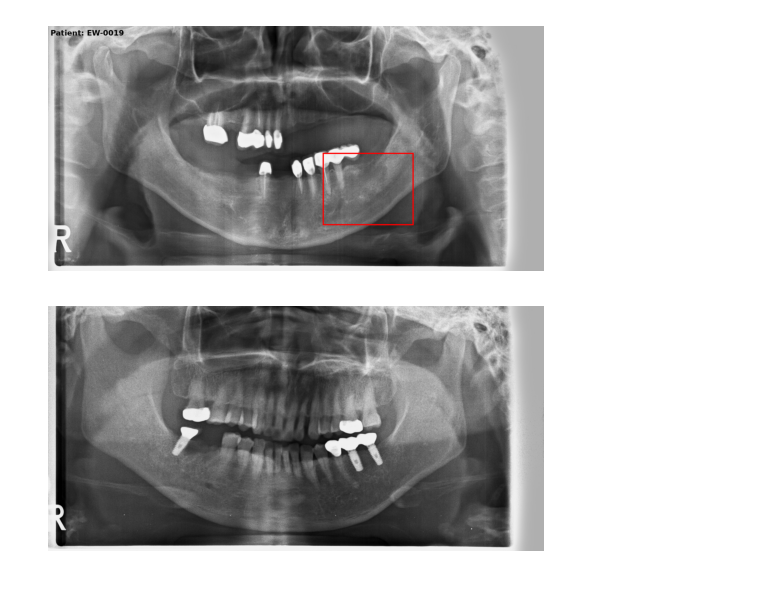
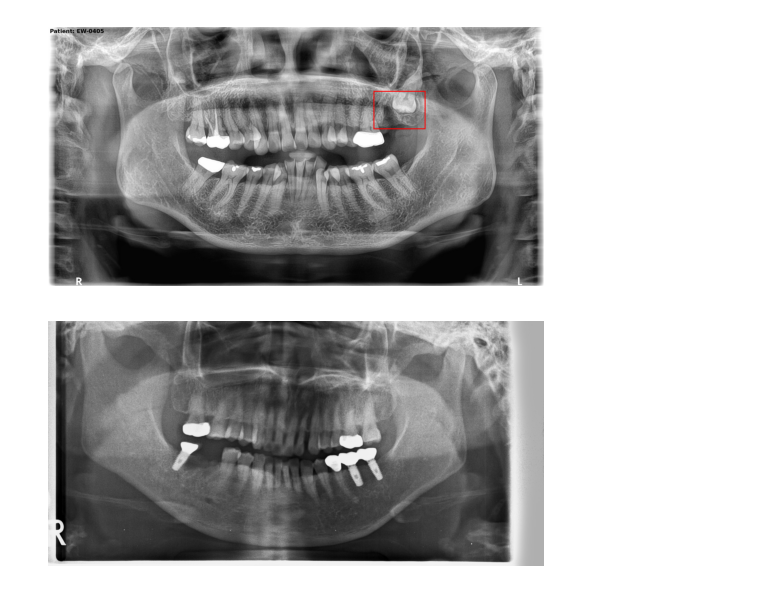
Before and after one commit to kimdj98/onj_, a Jupyter notebook: scripts/viz_PA_label.ipynb, the cells around one changed output. Saved outputs shown, nothing was run; the diff lists cells and outputs as text; code cells hidden in the pictures.

Commit message:
Create Panorama visualization code

```diff
--- a/scripts/viz_PA_label.ipynb
+++ b/scripts/viz_PA_label.ipynb
@@ -83,9 +83,9 @@ def viz(patient):
     plt.axis("off")  # Hide axis
     plt.show()
 # %%
-viz("EW-0019")
+viz("EW-0405")
 # %% [output]
-[figure, old version]
+[figure, new version]
 # %%
 def viz_wo_bbox(patient):
     """
```
Also changed, not shown: parts of 6 cells of this notebook.
